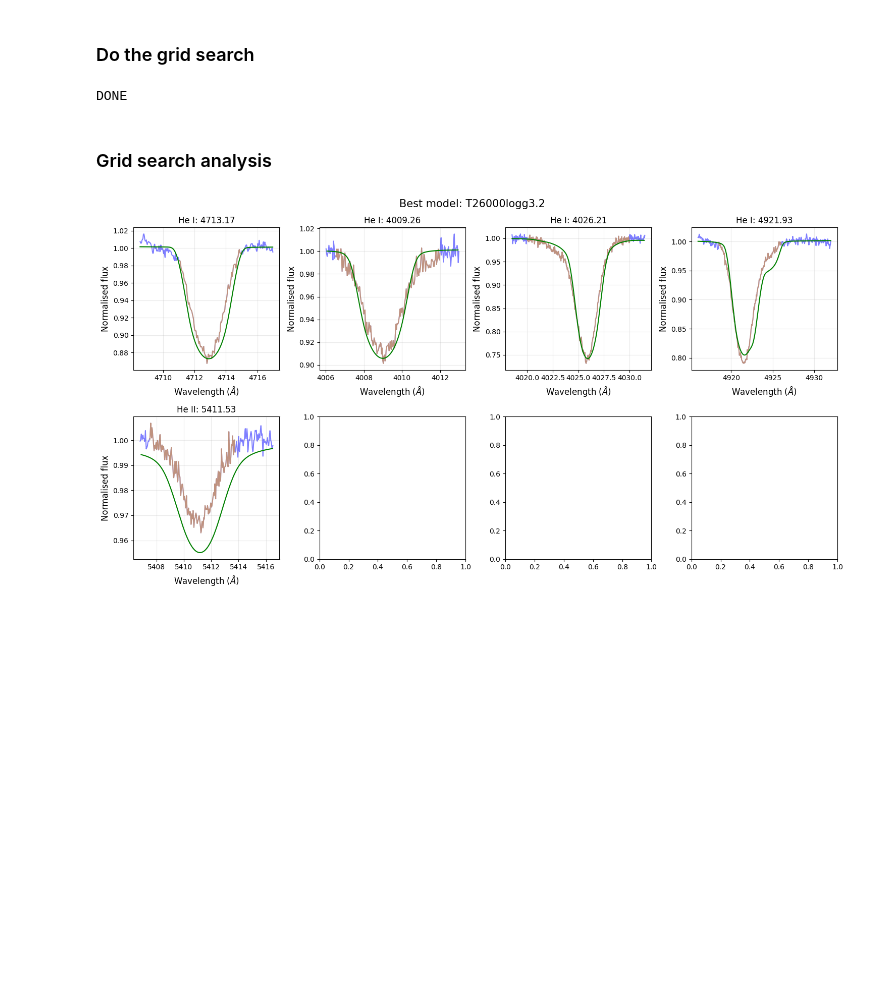
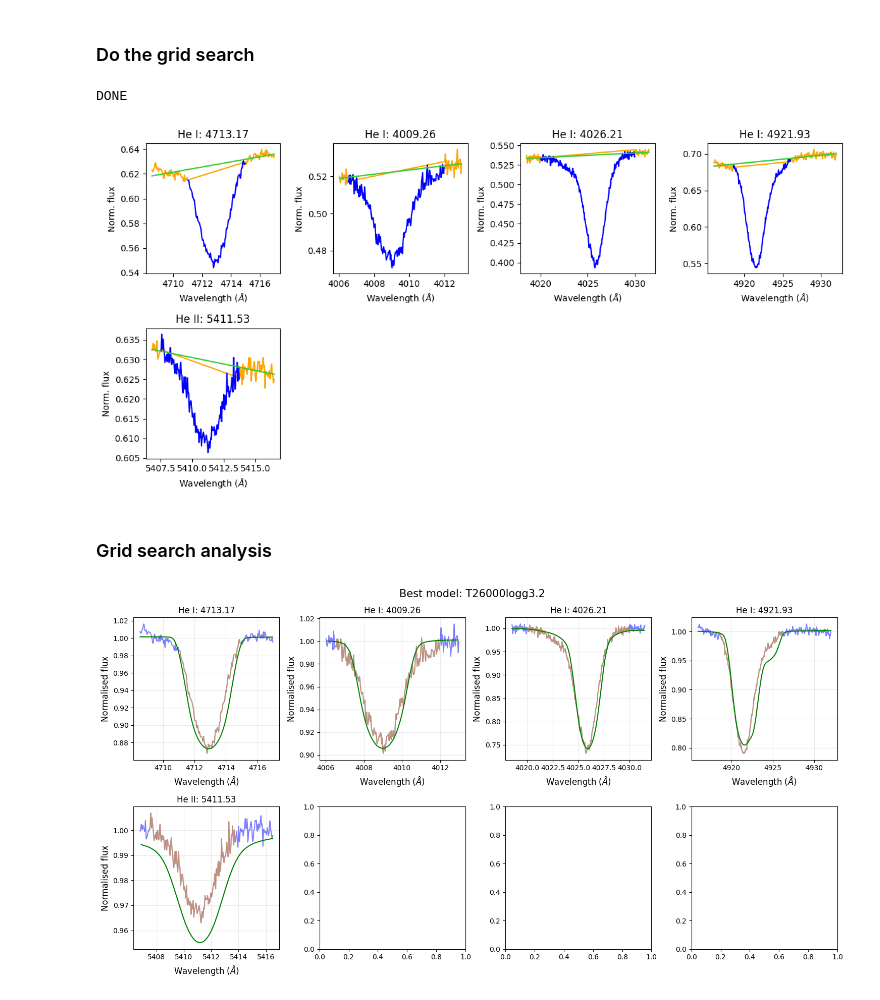
Before and after one commit to LvV210/MasterProject, a Jupyter notebook: ModelFitting/_OneObjectFit.ipynb, the cells around one changed output. Saved outputs shown, nothing was run; the diff lists cells and outputs as text; code cells hidden in the pictures; blank space fills up the shorter version.

Commit message:
Normalizing spectra, not finished, not saved yet

```diff
--- a/ModelFitting/_OneObjectFit.ipynb
+++ b/ModelFitting/_OneObjectFit.ipynb
@@ -60,6 +60,66 @@ SNR = SignalToNoise(object_name)
 chi2, chi2_perline = chi_squared_for_all_models(spectra, models, spectral_lines_model_fit, SNR=SNR, vrad=vrad, vsini=vsini_best)
 # %% [output]
 DONE
+# %%
+def plot_normalize_lines(spectra, lines):
+    """
+    Plot the normalization of the spectral lines.
+    The lines are normalized with a linear with to the
+    predetermined continuum.
+
+    Args:
+        spectra (dict): UVES spectra
+        lines (dict): Ranges of the spectral lines
+    """
+    # Make subplots
+    ncols = 4
+    nrows = int(len(lines['lines']) / ncols) + 1
+
+    fig, axes = plt.subplots(nrows, ncols, figsize=(ncols *3, nrows*3))
+
+    # Loop through spectral
+    for i, line in enumerate(lines['lines']):
+        # Select subplot
+        x = (i % ncols)
+        y = int(i / ncols)
+
+        # Rest wavelength of the spectral line
+        central_wavelength = line[0]
+
+        # Select the spectrum that contains the spectral line
+        wav, flux = select_spectrum(spectra, central_wavelength)
+
+        # Extract the spectral line from the spectrum
+        wav, flux = extract_spectrum_within_range(wav, flux, line[2], line[5])
+        wav_cont, flux_cont = extract_continuum(wav, flux, line[2], line[5], line[3], line[4])
+        wav_line, flux_line = extract_spectrum_within_range(wav, flux, line[3], line[4])
+
+        # Linear fit to continuum
+        cont_fit = np.poly1d(np.polyfit(wav_cont, flux_cont, 1))
+        # Normalize spectrum
+        # flux /= cont_fit(wav)
+        # flux_cont /= cont_fit(wav_cont)
+        # flux_line /= cont_fit(wav_line)
+
+        axes[y, x].plot(wav_cont, flux_cont, color='orange', label='Continuum')
+        axes[y, x].plot(wav_line, flux_line, color='blue', label='Line')
+        axes[y, x].plot(wav, cont_fit(wav), color='limegreen', label='Continuum fit')
+        axes[y, x].set_xlabel(r"Wavelength ($\AA$)")
+        axes[y, x].set_ylabel("Norm. flux")
+        axes[y, x].set_title(f"{line[1]}")
+
+    # Remove unused axis
+    for p in range(y, ncols):
+        fig.delaxes(axes[y, p])
+
+    plt.tight_layout()
+    plt.show()
+
+    return
+
+plot_normalize_lines(spectra, spectral_lines_model_fit)
+# %% [output]
+[figure, added]
 # %% [markdown]
 ### Grid search analysis
 # %%
```
Also changed, not shown: 5 other files.
